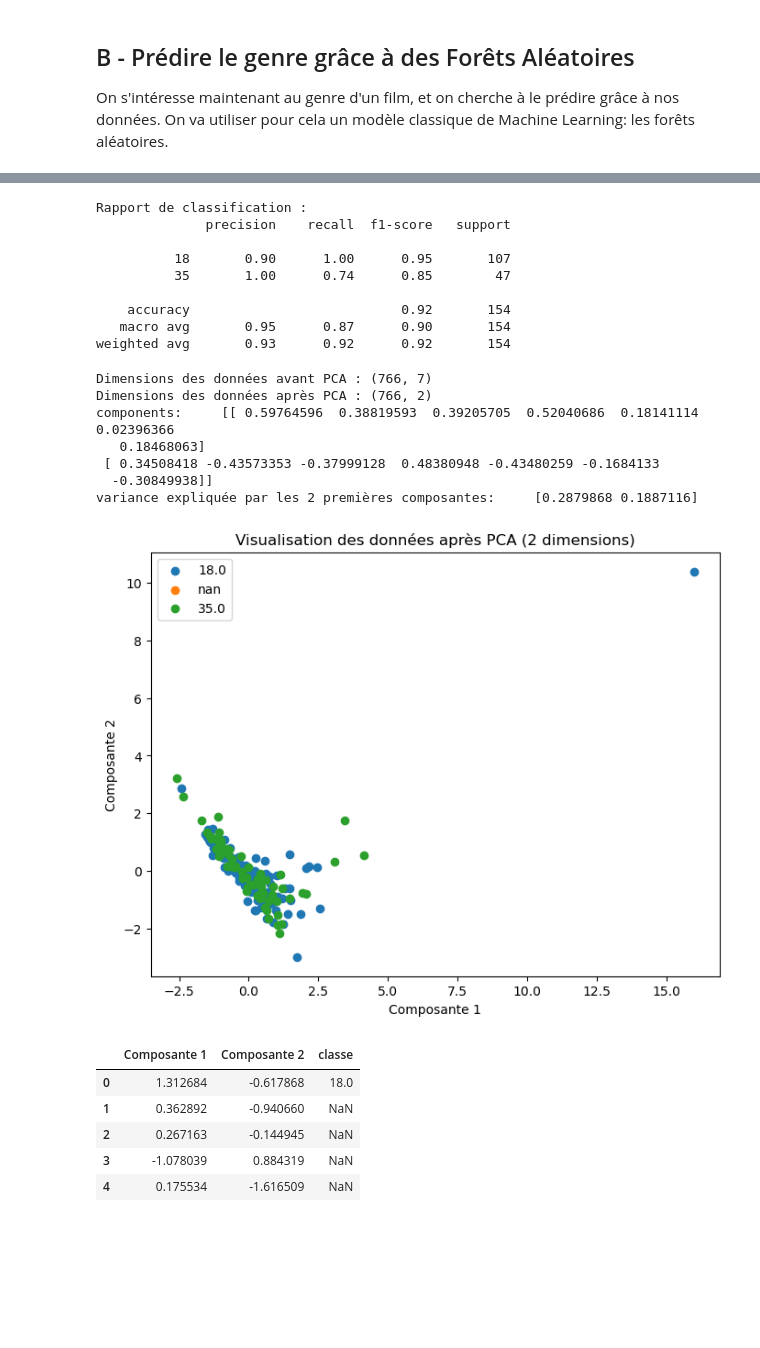
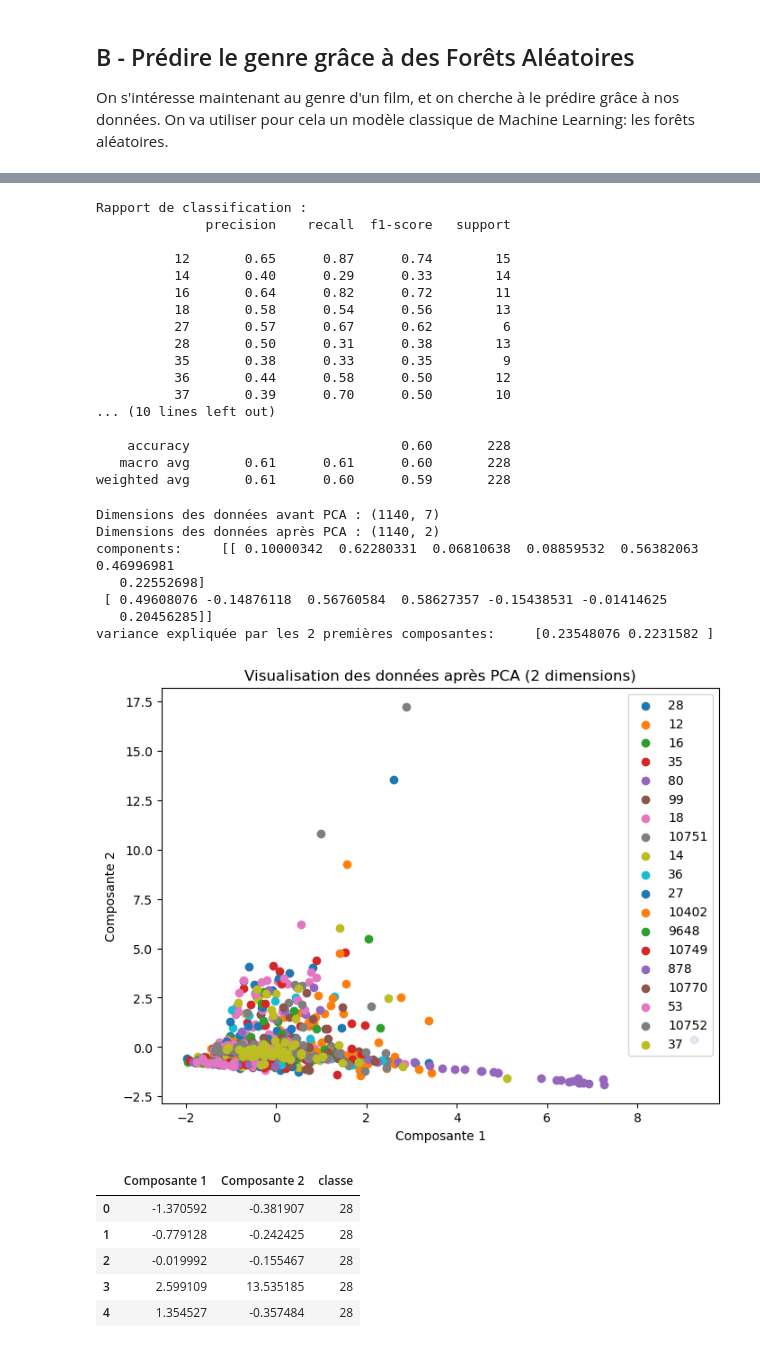
Before and after one commit to gillesfevry/MiseEnProd, a Jupyter notebook: Notebook Main.ipynb, the cells around one changed output, grey strips where cells are left out. Cells and saved outputs as stored; diff of their text form; code cells hidden in the pictures; blank space fills up the shorter version.

Commit message:
balanced ids

```diff
--- a/Notebook Main.ipynb
+++ b/Notebook Main.ipynb
@@ -20,3 +20,7 @@ from sklearn.preprocessing import StandardScaler
 from sklearn.pipeline import Pipeline
 from sklearn.compose import ColumnTransformer
 from sklearn.metrics import accuracy_score
+# %%
+#ids=td.get_balanced_movie_list(3, headers=td.headers)
+print(ids)
+df=td.get_movies_info(ids,headers=td.headers)
@@ -30,6 +37,5 @@ La première étape consiste à charger les données de TMDB grâce à leur API
 #df=td.get_movies_info(liste,headers=td.headers)
 #df.head(5)
 # %%
-df=pd.read_csv("data.csv")
-
-df.head(3)
+#df=pd.read_csv("data.csv")
+#df.head(3)
@@ -111,9 +111,9 @@ y = df1['main_genre_name']
 
 rf_nlp_full, vectorizer_full, label_encoder_full=gp.rfnlp(X,y, random_state=3)
 
-for i in range(len(rf_nlp_full.estimators_)):
-    gp.plot_important_words_for_genre(rf_nlp_full.estimators_[i].feature_importances_,
-                                vectorizer_full.get_feature_names_out(), i, label_encoder_full)
+#for i in range(len(rf_nlp_full.estimators_)):
+#    gp.plot_important_words_for_genre(rf_nlp_full.estimators_[i].feature_importances_,
+#                                vectorizer_full.get_feature_names_out(), i, label_encoder_full)
 # %% [output]
 Rapport de classification :
                  precision    recall  f1-score   support
@@ -208,6 +195,6 @@ weighted avg       0.68      0.68      0.68       154
 # %%
-df2=df1[df1['main_genre_id'].isin([18, 35])]
-
+df2=df1.copy()
+#[df1['main_genre_id'].isin([18, 35])]
 # Séparation des caractéristiques (X) et des labels (y)
 X = df2.drop(columns=['id','release_date', 'title', 'main_genre_name', "full_poster_path"])
 num=X.drop(columns=["overview"]).columns
@@ -241,19 +228,28 @@ print(classification_report(y_test, y_pred))
 Rapport de classification :
               precision    recall  f1-score   support
 
-          18       0.90      1.00      0.95       107
-          35       1.00      0.74      0.85        47
+          12       0.65      0.87      0.74        15
+          14       0.40      0.29      0.33        14
+          16       0.64      0.82      0.72        11
+          18       0.58      0.54      0.56        13
+          27       0.57      0.67      0.62         6
+          28       0.50      0.31      0.38        13
+          35       0.38      0.33      0.35         9
+          36       0.44      0.58      0.50        12
+          37       0.39      0.70      0.50        10
+... (10 lines left out)
 
-    accuracy                           0.92       154
-   macro avg       0.95      0.87      0.90       154
-weighted avg       0.93      0.92      0.92       154
+    accuracy                           0.60       228
+   macro avg       0.61      0.61      0.60       228
+weighted avg       0.61      0.60      0.59       228
 # %%
 from sklearn.decomposition import PCA
 
-dfrf=df1[df1['main_genre_id'].isin([ 18,35])]
+dfacp=df1.copy()
 
-X=dfrf.drop(columns=['id','overview','release_date', 'title', 'main_genre_name', "full_poster_path", "revenue","budget",'main_genre_id'])
-y=dfrf['main_genre_id']
+#df1[df1['main_genre_id'].isin([ 18,35])]
+X=dfacp.drop(columns=['id','overview','release_date', 'title', 'main_genre_name', "full_poster_path", "revenue","budget",'main_genre_id'])
+y=dfacp['main_genre_id']
 
 scaler = StandardScaler()
 scaled_data = scaler.fit_transform(X)
@@ -264,44 +260,44 @@ X = pd.DataFrame(scaled_data, columns=X.columns)
 print('Dimensions des données avant PCA : {}'.format(X.shape))
 
 n_components = 2
 pca = PCA(n_components=n_components)  # n_components entre 2 et le nombre de features (ici 5)
 x_2d = pca.fit_transform(X)
 print('Dimensions des données après PCA : {}'.format(x_2d.shape))
 print('components:\t{}'.format(pca.components_))
 print('variance expliquée par les {} premières composantes:\t{}'.format(n_components, pca.explained_variance_ratio_))
 
 # # ==> 99.9% de la variance associée au jeu de données est représenté par al 1ère composante
 
 # # Création d'un dataframe avec les données transformées:
 columns=['Composante {}'.format(i) for i in range(1, n_components + 1)]
 df_pca = pd.DataFrame(x_2d, columns=columns)
 df_pca['classe'] = y
 
 
 # # Visualiser les données PCA en 2D
 plt.figure(figsize=(8, 6))
 for classe in df_pca['classe'].unique():
     subset = df_pca[df_pca['classe'] == classe]
     plt.scatter(subset['Composante 1'], subset['Composante 2'], label=classe)
 
 plt.title("Visualisation des données après PCA (2 dimensions)")
 plt.xlabel("Composante 1")
 plt.ylabel("Composante 2")
 plt.legend()
 plt.show()
 df_pca.head()
 # %% [output]
-Dimensions des données avant PCA : (766, 7)
-Dimensions des données après PCA : (766, 2)
-components:     [[ 0.59764596  0.38819593  0.39205705  0.52040686  0.18141114  0.02396366
-   0.18468063]
- [ 0.34508418 -0.43573353 -0.37999128  0.48380948 -0.43480259 -0.1684133
-  -0.30849938]]
-variance expliquée par les 2 premières composantes:     [0.2879868 0.1887116]
+Dimensions des données avant PCA : (1140, 7)
+Dimensions des données après PCA : (1140, 2)
+components:     [[ 0.10000342  0.62280331  0.06810638  0.08859532  0.56382063  0.46996981
+   0.22552698]
+ [ 0.49608076 -0.14876118  0.56760584  0.58627357 -0.15438531 -0.01414625
+   0.20456285]]
+variance expliquée par les 2 premières composantes:     [0.23548076 0.2231582 ]
-[figure, old version]
+[figure, new version]
 |  | Composante 1 | Composante 2 | classe |
-| 0 | 1.312684 | -0.617868 | 18.0 |
-| 1 | 0.362892 | -0.940660 | NaN |
-| 2 | 0.267163 | -0.144945 | NaN |
-| 3 | -1.078039 | 0.884319 | NaN |
-| 4 | 0.175534 | -1.616509 | NaN |
+| 0 | -1.370592 | -0.381907 | 28 |
+| 1 | -0.779128 | -0.242425 | 28 |
+| 2 | -0.019992 | -0.155467 | 28 |
+| 3 | 2.599109 | 13.535185 | 28 |
+| 4 | 1.354527 | -0.357484 | 28 |
```
Also changed, not shown: parts of 10 cells of this notebook, 1 other file.
